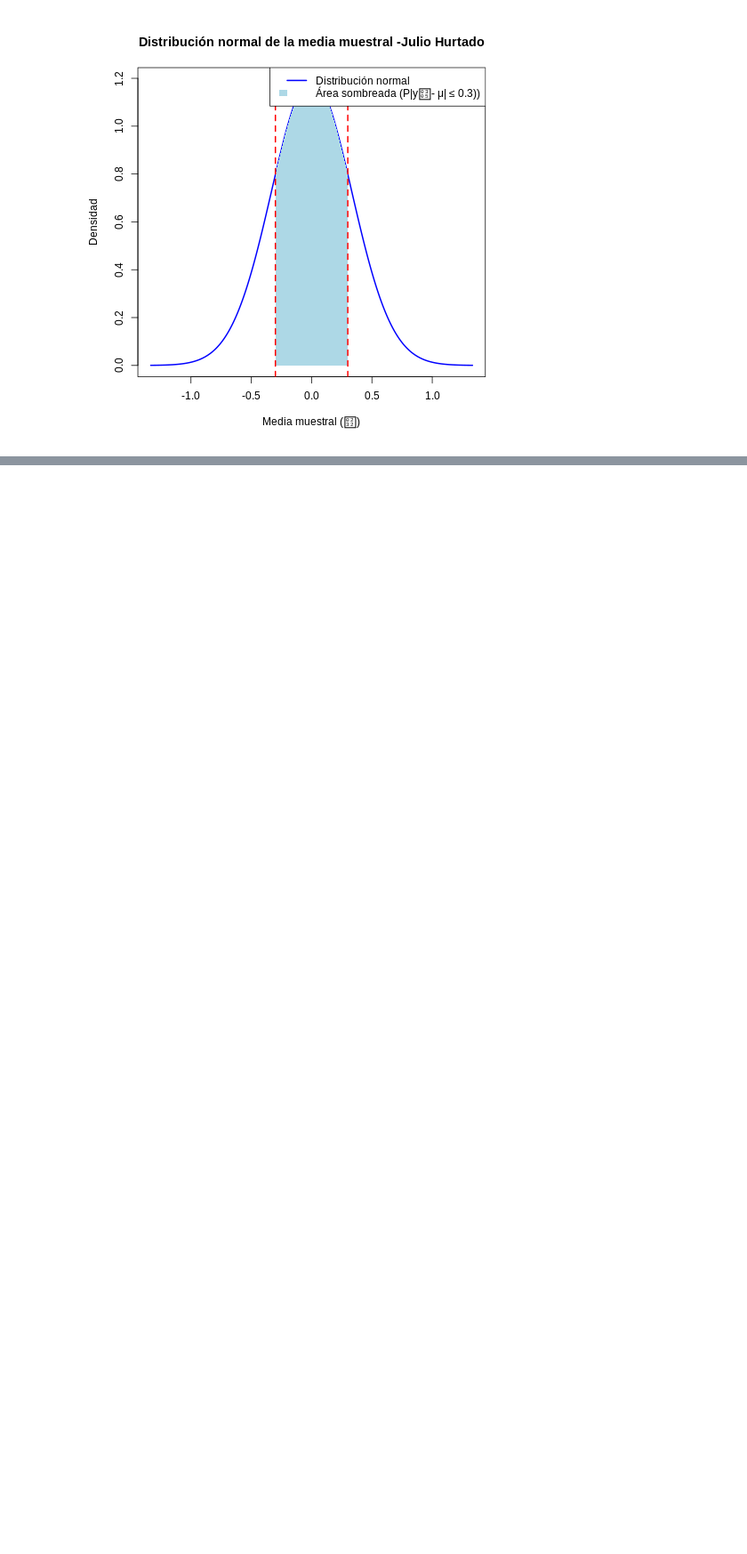
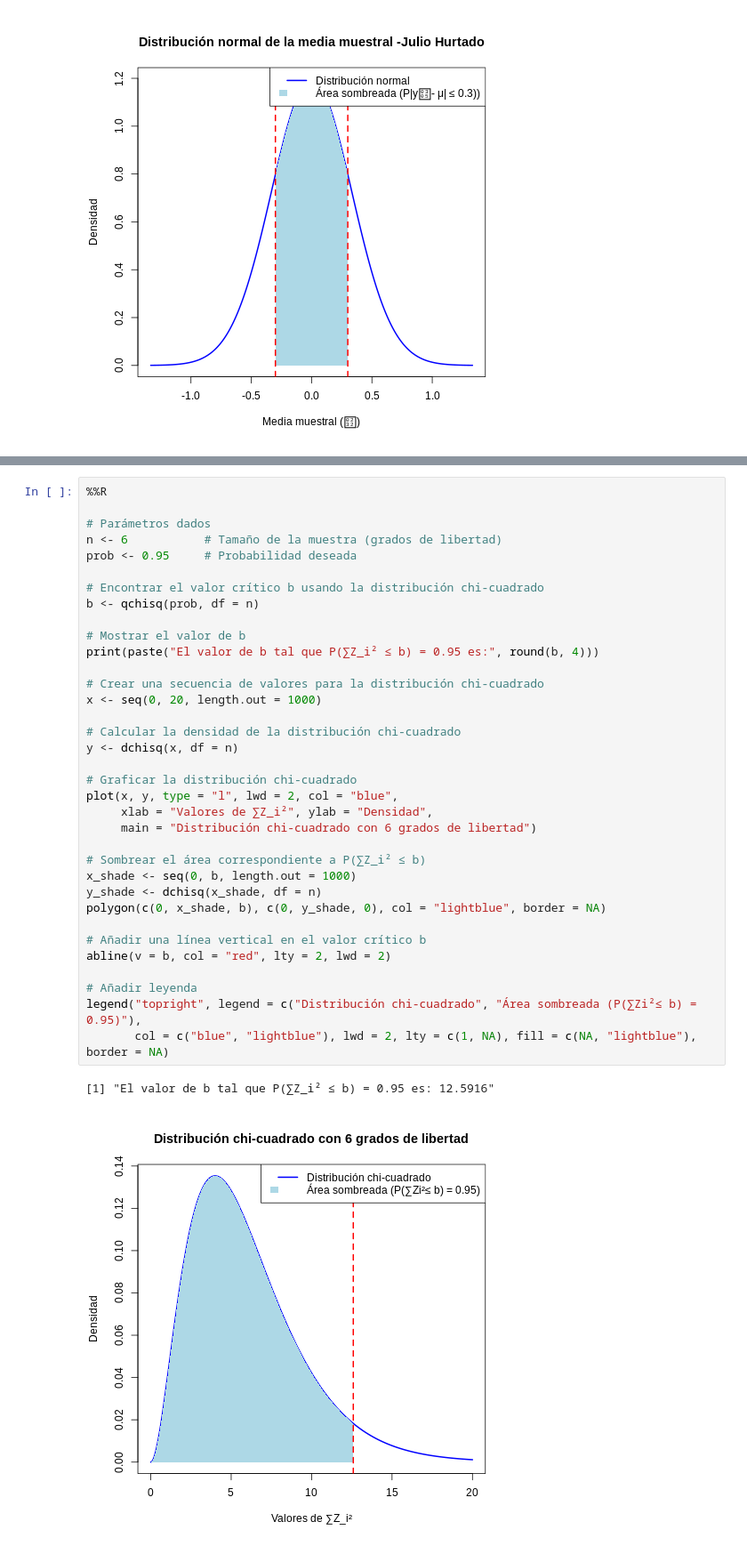
Before and after one commit to JSEFERINO/ESTADISTICA-INFERENCIAL-2025, a Jupyter notebook: B_Distribuciones_Muestrales.ipynb, the cells around one changed output, grey strips where cells are left out. Shown: that part at 89% size. Saved outputs shown, nothing was run; the diff lists cells and outputs as text; blank space fills up the shorter version.

```diff
--- a/B_Distribuciones_Muestrales.ipynb
+++ b/B_Distribuciones_Muestrales.ipynb
@@ -190,0 +312,38 @@ legend("topright", legend = c("Distribución normal", "Área sombreada (P|y̅-
+# %%
+%%R
+
+# Parámetros dados
+n <- 6           # Tamaño de la muestra (grados de libertad)
+prob <- 0.95     # Probabilidad deseada
+
+# Encontrar el valor crítico b usando la distribución chi-cuadrado
+b <- qchisq(prob, df = n)
+
+# Mostrar el valor de b
+print(paste("El valor de b tal que P(∑Z_i² ≤ b) = 0.95 es:", round(b, 4)))
+
+# Crear una secuencia de valores para la distribución chi-cuadrado
+x <- seq(0, 20, length.out = 1000)
+
+# Calcular la densidad de la distribución chi-cuadrado
+y <- dchisq(x, df = n)
+
+# Graficar la distribución chi-cuadrado
+plot(x, y, type = "l", lwd = 2, col = "blue",
+     xlab = "Valores de ∑Z_i²", ylab = "Densidad",
+     main = "Distribución chi-cuadrado con 6 grados de libertad")
+
+# Sombrear el área correspondiente a P(∑Z_i² ≤ b)
+x_shade <- seq(0, b, length.out = 1000)
+y_shade <- dchisq(x_shade, df = n)
+polygon(c(0, x_shade, b), c(0, y_shade, 0), col = "lightblue", border = NA)
+
+# Añadir una línea vertical en el valor crítico b
+abline(v = b, col = "red", lty = 2, lwd = 2)
+
+# Añadir leyenda
+legend("topright", legend = c("Distribución chi-cuadrado", "Área sombreada (P(∑Zi²≤ b) = 0.95)"),
+       col = c("blue", "lightblue"), lwd = 2, lty = c(1, NA), fill = c(NA, "lightblue"), border = NA)
+# %% [output]
+[1] "El valor de b tal que P(∑Z_i² ≤ b) = 0.95 es: 12.5916"
+[figure, added]
```
Also changed, not shown: parts of 20 cells of this notebook.
